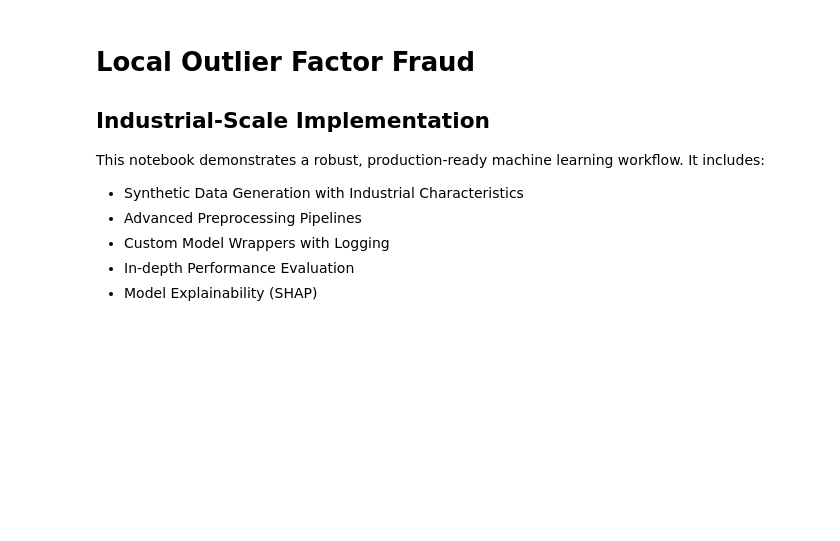
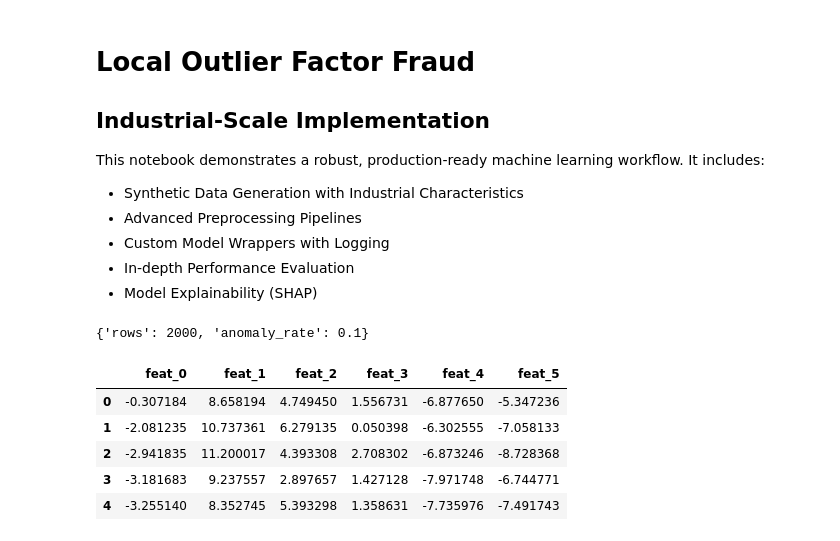
Before and after one commit to Brainfeed-1996/advanced-ml-mastery-collection, a Jupyter notebook: 08-Anomaly-Detection/Local-Outlier-Factor-Fraud.ipynb, the cells around one changed output. Cells and saved outputs as stored; diff of their text form; code cells hidden in the pictures; blank space fills up the shorter version.

Commit message:
chore(notebooks): repair+execute LOF fraud notebook + export html

```diff
--- a/08-Anomaly-Detection/Local-Outlier-Factor-Fraud.ipynb
+++ b/08-Anomaly-Detection/Local-Outlier-Factor-Fraud.ipynb
@@ -21,0 +46,27 @@ class ResultVisualizer:    @staticmethod    def plot_results(y_true, y_pred):
+# %%
+from sklearn.datasets import make_blobs
+
+# Synthetic fraud-like dataset (offline-first)
+# We create a dense normal cluster + scattered anomalies.
+
+X, y = make_blobs(n_samples=1800, centers=1, n_features=6, cluster_std=1.0, random_state=SEED)
+
+# Inject anomalies
+rng = np.random.default_rng(SEED)
+anom = rng.uniform(low=-8, high=8, size=(200, X.shape[1]))
+X_all = np.vstack([X, anom])
+
+X_df = pd.DataFrame(X_all, columns=[f"feat_{i}" for i in range(X.shape[1])])
+# y_true: 0 = inlier, 1 = anomaly
+y_true = np.array([0]*len(X) + [1]*len(anom))
+
+print({'rows': len(X_df), 'anomaly_rate': float(y_true.mean())})
+display(X_df.head())
+# %% [output]
+{'rows': 2000, 'anomaly_rate': 0.1}
+|  | feat_0 | feat_1 | feat_2 | feat_3 | feat_4 | feat_5 |
+| 0 | -0.307184 | 8.658194 | 4.749450 | 1.556731 | -6.877650 | -5.347236 |
+| 1 | -2.081235 | 10.737361 | 6.279135 | 0.050398 | -6.302555 | -7.058133 |
+| 2 | -2.941835 | 11.200017 | 4.393308 | 2.708302 | -6.873246 | -8.728368 |
+| 3 | -3.181683 | 9.237557 | 2.897657 | 1.427128 | -7.971748 | -6.744771 |
+| 4 | -3.255140 | 8.352745 | 5.393298 | 1.358631 | -7.735976 | -7.491743 |
```
Also changed, not shown: parts of 8 cells of this notebook, 5 other files.
